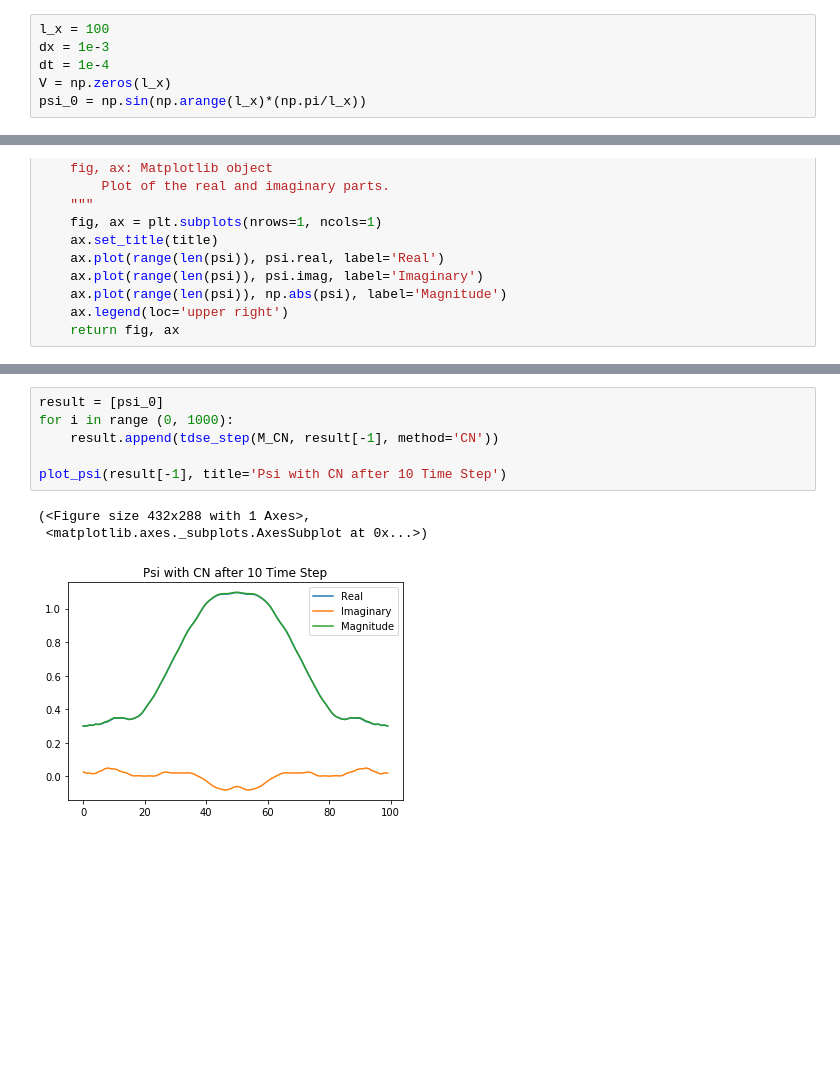
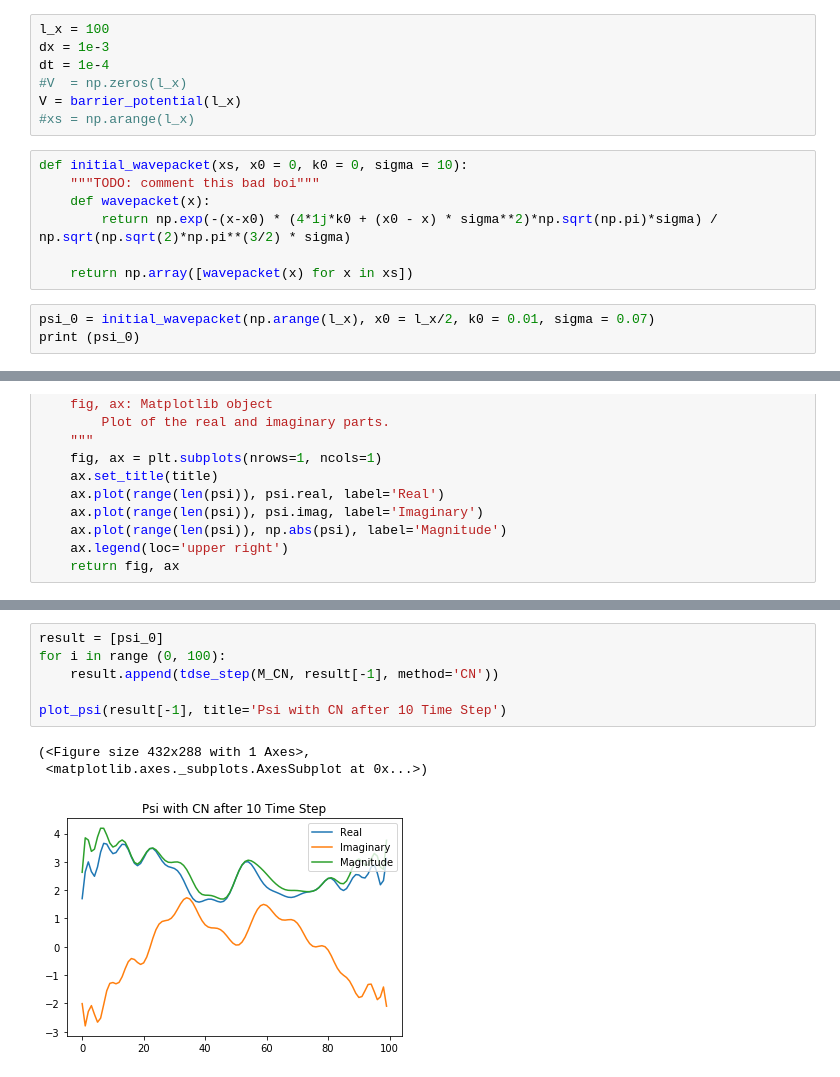
Before and after one commit to uwaces/physics_16_project_5, a Jupyter notebook: tdse.ipynb, the cells around one changed output, grey strips where cells are left out. Drawn from its saved outputs; the diff is of its cells as text; blank space fills up the shorter version.

Commit message:
adding initial potential

```diff
--- a/tdse.ipynb
+++ b/tdse.ipynb
@@ -11,5 +13,16 @@ from matplotlib.animation import FFMpegWriter # check need
 l_x = 100
 dx = 1e-3
 dt = 1e-4
-V = np.zeros(l_x)
-psi_0 = np.sin(np.arange(l_x)*(np.pi/l_x))
+#V  = np.zeros(l_x)
+V = barrier_potential(l_x)
+#xs = np.arange(l_x)
+# %%
+def initial_wavepacket(xs, x0 = 0, k0 = 0, sigma = 10):
+    """TODO: comment this bad boi"""
+    def wavepacket(x):
+        return np.exp(-(x-x0) * (4*1j*k0 + (x0 - x) * sigma**2)*np.sqrt(np.pi)*sigma) / np.sqrt(np.sqrt(2)*np.pi**(3/2) * sigma)
+
+    return np.array([wavepacket(x) for x in xs])
+# %%
+psi_0 = initial_wavepacket(np.arange(l_x), x0 = l_x/2, k0 = 0.01, sigma = 0.07)
+print (psi_0)
@@ -253,13 +290,13 @@ plot_psi(psi_cn, title='Psi with CN after 1 Time Step')
 # %%
 result = [psi_0]
-for i in range (0, 1000):
+for i in range (0, 100):
     result.append(tdse_step(M_CN, result[-1], method='CN'))
 
 plot_psi(result[-1], title='Psi with CN after 10 Time Step')
 # %% [output]
 (<Figure size 432x288 with 1 Axes>,
  <matplotlib.axes._subplots.AxesSubplot at 0x...>)
-[figure, old version]
+[figure, new version]
 # %%
 # Turn interactive plotting off
 plt.ioff()
```
Also changed, not shown: parts of 6 cells of this notebook.
